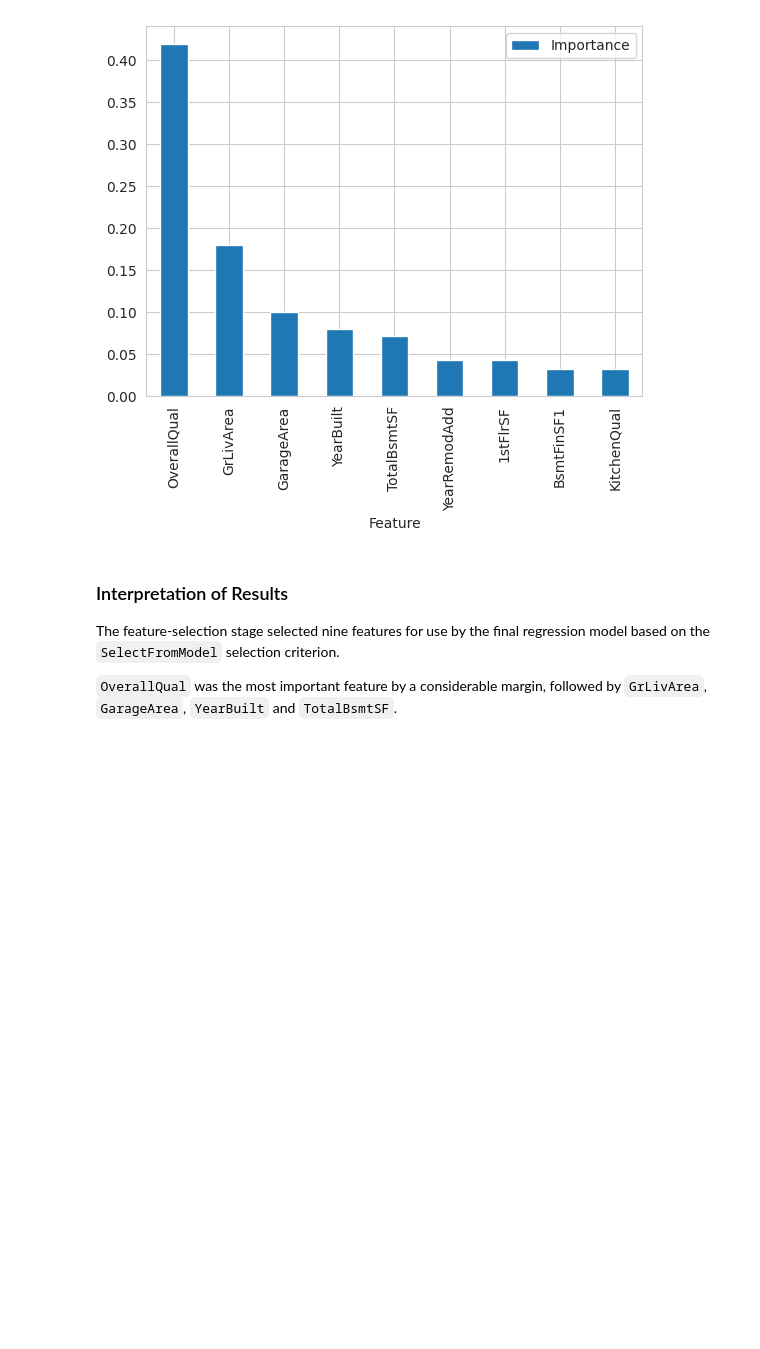
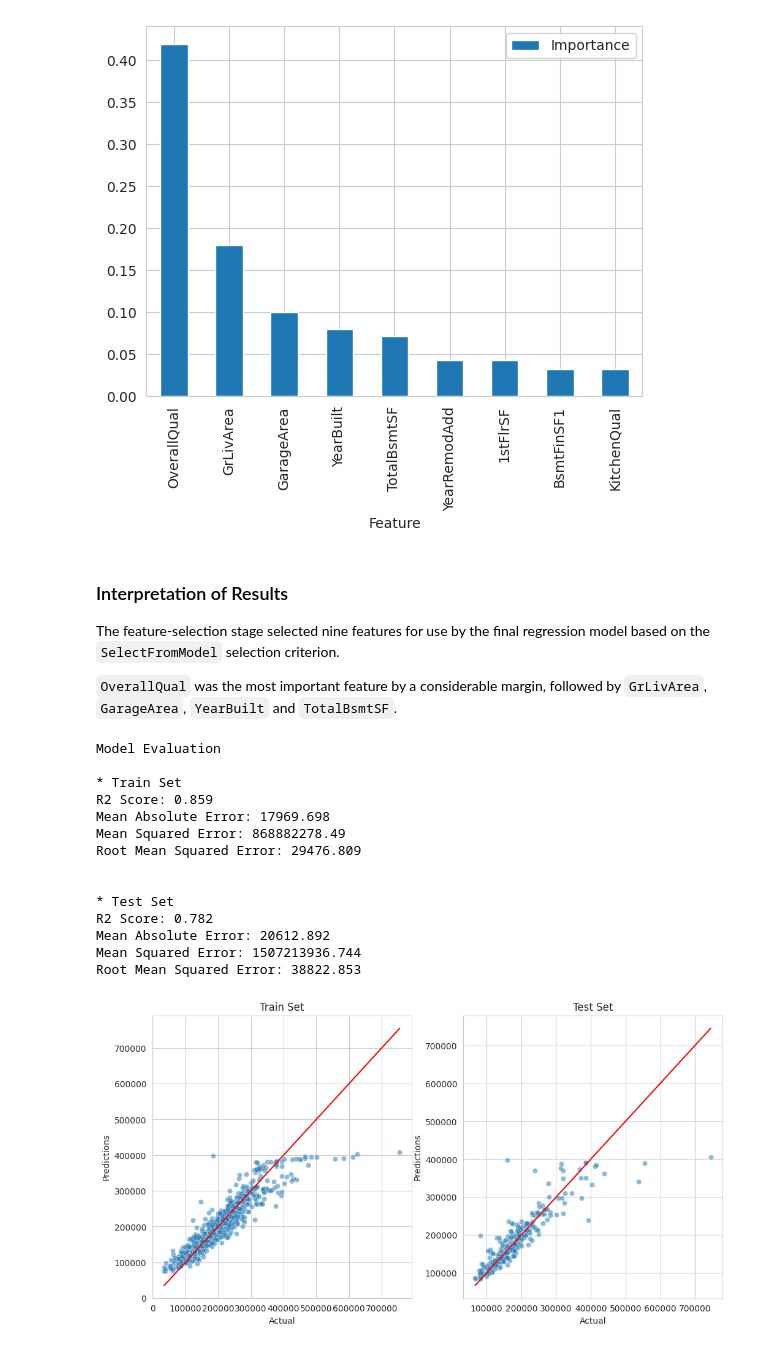
Before and after one commit to cgrace0044/milestone-project5-heritage-housing-issues, a Jupyter notebook: jupyter_notebooks/05_PredictHousePrices.ipynb, the cells around one changed output. Drawn from its saved outputs; the diff is of its cells as text; code cells hidden in the pictures; blank space fills up the shorter version.

Commit message:
finish pipeline and then rewrite based on best features only

```diff
--- a/jupyter_notebooks/05_PredictHousePrices.ipynb
+++ b/jupyter_notebooks/05_PredictHousePrices.ipynb
@@ -119,13 +119,14 @@ def PipelineOptimization(model):
 
         # CATEGORICAL ENCODING
         ("OrdinalCategoricalEncoder", OrdinalEncoder(
-            encoding_method='arbitrary',
-            variables=[
-                'BsmtExposure',
-                'GarageFinish',
-                'KitchenQual'
-            ]
-        )),
+    encoding_method='arbitrary',
+    variables=[
+        'BsmtExposure',
+        'GarageFinish',
+        'KitchenQual'
+    ],
+    unseen='encode'
+)),
 
         ("OneHotCategoricalEncoder", OneHotEncoder(
             variables=['BsmtFinType1'],
@@ -544,0 +596,29 @@ The feature-selection stage selected nine features for use by the final regressi
+# %%
+regression_performance(
+    X_train, y_train,
+    X_test, y_test,
+    pipeline_reg
+)
+
+regression_evaluation_plots(
+    X_train, y_train,
+    X_test, y_test,
+    pipeline_reg,
+    alpha_scatter=0.5
+)
+# %% [output]
+Model Evaluation
+
+* Train Set
+R2 Score: 0.859
+Mean Absolute Error: 17969.698
+Mean Squared Error: 868882278.49
+Root Mean Squared Error: 29476.809
+
+
+* Test Set
+R2 Score: 0.782
+Mean Absolute Error: 20612.892
+Mean Squared Error: 1507213936.744
+Root Mean Squared Error: 38822.853
+[figure, added]
```
Also changed, not shown: parts of 17 cells of this notebook.
